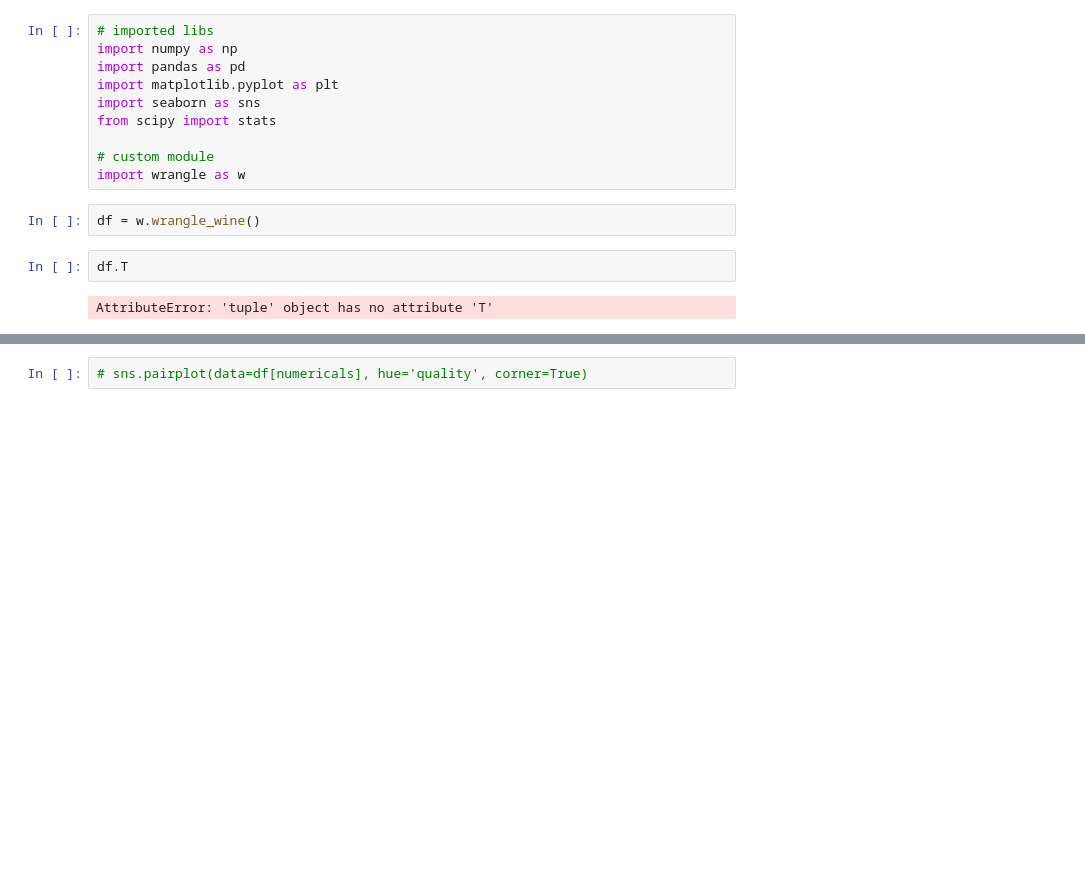
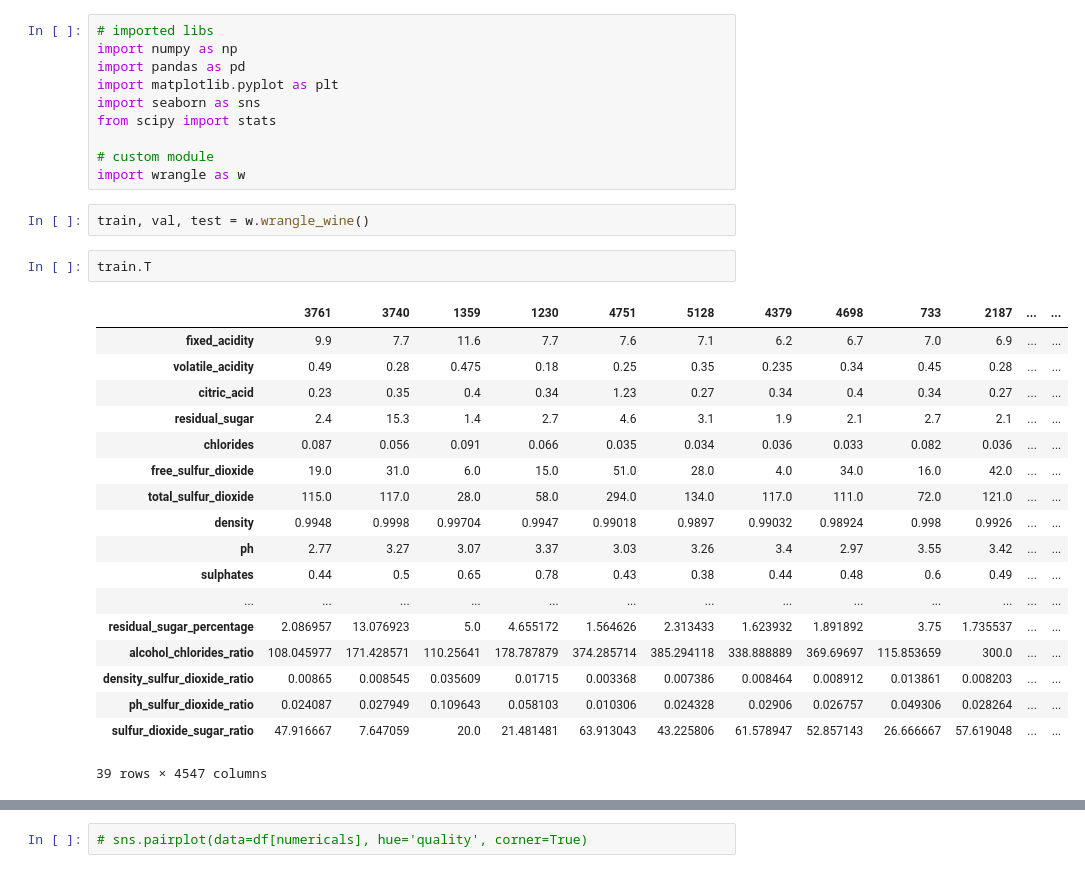
Before and after one commit to Marc-Aradillas/Wine_Project, a Jupyter notebook: explore_marc.ipynb, the cells around one changed output, grey strips where cells are left out. Drawn from its saved outputs; the diff is of its cells as text; blank space fills up the shorter version.

```diff
--- a/explore_marc.ipynb
+++ b/explore_marc.ipynb
@@ -15,10 +15,27 @@ from scipy import stats
 # custom module
 import wrangle as w
 # %%
-df = w.wrangle_wine()
+train, val, test = w.wrangle_wine()
 # %%
-df.T
+train.T
 # %% [output]
+|  | 3761 | 3740 | 1359 | 1230 | 4751 | 5128 | 4379 | 4698 | 733 | 2187 | ... | ... |
+| fixed_acidity | 9.9 | 7.7 | 11.6 | 7.7 | 7.6 | 7.1 | 6.2 | 6.7 | 7.0 | 6.9 | ... | ... |
+| volatile_acidity | 0.49 | 0.28 | 0.475 | 0.18 | 0.25 | 0.35 | 0.235 | 0.34 | 0.45 | 0.28 | ... | ... |
+| citric_acid | 0.23 | 0.35 | 0.4 | 0.34 | 1.23 | 0.27 | 0.34 | 0.4 | 0.34 | 0.27 | ... | ... |
+| residual_sugar | 2.4 | 15.3 | 1.4 | 2.7 | 4.6 | 3.1 | 1.9 | 2.1 | 2.7 | 2.1 | ... | ... |
+| chlorides | 0.087 | 0.056 | 0.091 | 0.066 | 0.035 | 0.034 | 0.036 | 0.033 | 0.082 | 0.036 | ... | ... |
+| free_sulfur_dioxide | 19.0 | 31.0 | 6.0 | 15.0 | 51.0 | 28.0 | 4.0 | 34.0 | 16.0 | 42.0 | ... | ... |
+| total_sulfur_dioxide | 115.0 | 117.0 | 28.0 | 58.0 | 294.0 | 134.0 | 117.0 | 111.0 | 72.0 | 121.0 | ... | ... |
+| density | 0.9948 | 0.9998 | 0.99704 | 0.9947 | 0.99018 | 0.9897 | 0.99032 | 0.98924 | 0.998 | 0.9926 | ... | ... |
+| ph | 2.77 | 3.27 | 3.07 | 3.37 | 3.03 | 3.26 | 3.4 | 2.97 | 3.55 | 3.42 | ... | ... |
+| sulphates | 0.44 | 0.5 | 0.65 | 0.78 | 0.43 | 0.38 | 0.44 | 0.48 | 0.6 | 0.49 | ... | ... |
+| ... | ... | ... | ... | ... | ... | ... | ... | ... | ... | ... | ... | ... |
+| residual_sugar_percentage | 2.086957 | 13.076923 | 5.0 | 4.655172 | 1.564626 | 2.313433 | 1.623932 | 1.891892 | 3.75 | 1.735537 | ... | ... |
+| alcohol_chlorides_ratio | 108.045977 | 171.428571 | 110.25641 | 178.787879 | 374.285714 | 385.294118 | 338.888889 | 369.69697 | 115.853659 | 300.0 | ... | ... |
+| density_sulfur_dioxide_ratio | 0.00865 | 0.008545 | 0.035609 | 0.01715 | 0.003368 | 0.007386 | 0.008464 | 0.008912 | 0.013861 | 0.008203 | ... | ... |
+| ph_sulfur_dioxide_ratio | 0.024087 | 0.027949 | 0.109643 | 0.058103 | 0.010306 | 0.024328 | 0.02906 | 0.026757 | 0.049306 | 0.028264 | ... | ... |
+| sulfur_dioxide_sugar_ratio | 47.916667 | 7.647059 | 20.0 | 21.481481 | 63.913043 | 43.225806 | 61.578947 | 52.857143 | 26.666667 | 57.619048 | ... | ... |
-AttributeError: 'tuple' object has no attribute 'T'
+39 rows × 4547 columns
 # %%
 # data distribution
```
Also changed, not shown: parts of 16 cells of this notebook, 2 other files.
